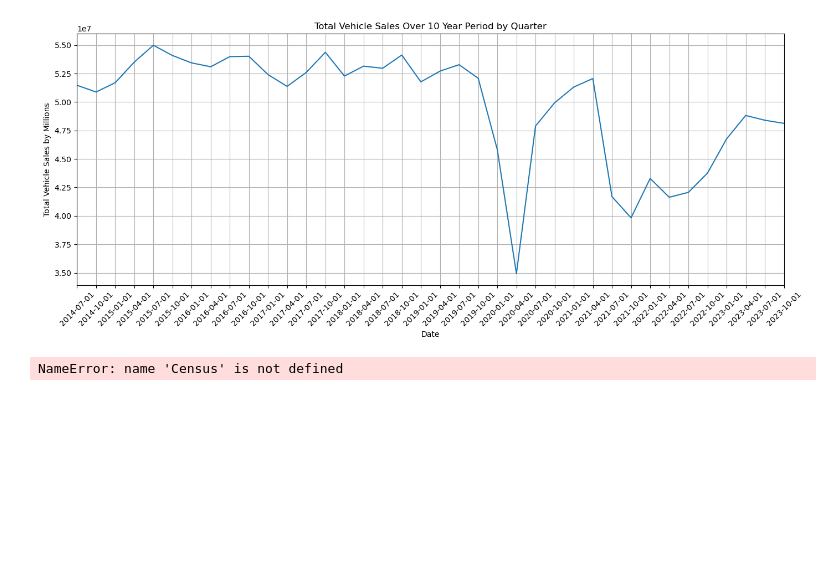
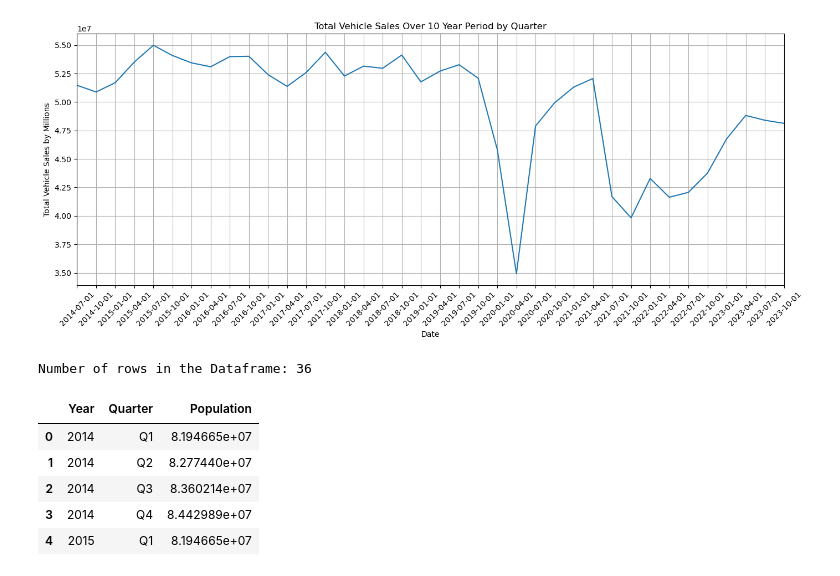
Before and after one commit to Jagar513/project_1_bootcamp, a Jupyter notebook: Automotive Loan Starter Code.ipynb, the cells around one changed output. Saved outputs shown, nothing was run; the diff lists cells and outputs as text; code cells hidden in the pictures; blank space fills up the shorter version.

```diff
--- a/Automotive Loan Starter Code.ipynb
+++ b/Automotive Loan Starter Code.ipynb
@@ -312,41 +310,47 @@ quarterly_data = []
 #Loop through the years and quarters
 for year in years:
     annual_population = census_pd['Population'].iloc[0]
-
+    quarter_population = annual_population / 4
     quarter_population_q1 = quarter_population * 0.99
     quarter_population_q2 = quarter_population * 1.00
     quarter_population_q3 = quarter_population * 1.01
     quarter_population_q4 = quarter_population * 1.02
 
     quarterly_data.append({
         'Year': year,
         'Quarter': "Q1",
         'Population': quarter_population_q1
     })
     quarterly_data.append({
         'Year': year,
         'Quarter': "Q2",
         'Population': quarter_population_q2
     })
     quarterly_data.append({
         'Year': year,
         'Quarter': "Q3",
         'Population': quarter_population_q3
     })
     quarterly_data.append({
         'Year': year,
         'Quarter': "Q4",
         'Population': quarter_population_q4
     })
 
 #Convert to DataFrame
 quarterly_data_df = pd.DataFrame(quarterly_data)
 
 #Display the data
 print(f"Number of rows in the Dataframe: {len(quarterly_data_df)}")
 quarterly_data_df.head()
 # %% [output]
-NameError: name 'Census' is not defined
+Number of rows in the Dataframe: 36
+|  | Year | Quarter | Population |
+| 0 | 2014 | Q1 | 8.194665e+07 |
+| 1 | 2014 | Q2 | 8.277440e+07 |
+| 2 | 2014 | Q3 | 8.360214e+07 |
+| 3 | 2014 | Q4 | 8.442989e+07 |
+| 4 | 2015 | Q1 | 8.194665e+07 |
 # %%
 #Plot the Population Over 10 Year Period by Quarter
 date = quarterly_data_df["Year"].astype(str) + " " + quarterly_data_df["Quarter"]
```
Also changed, not shown: parts of 6 cells of this notebook.
